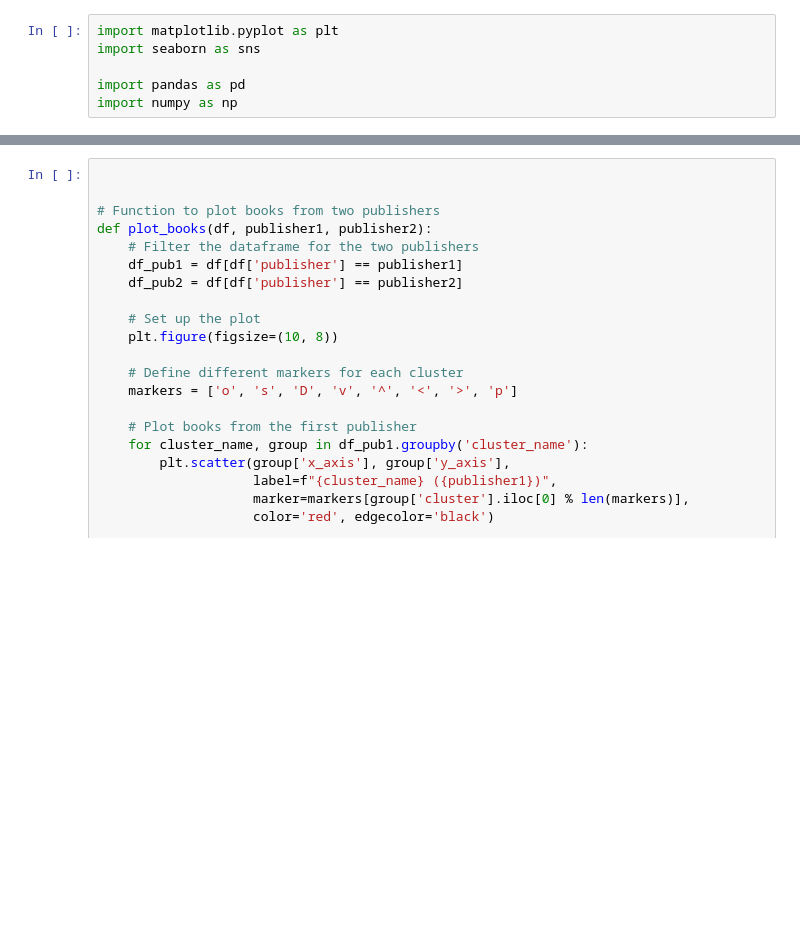
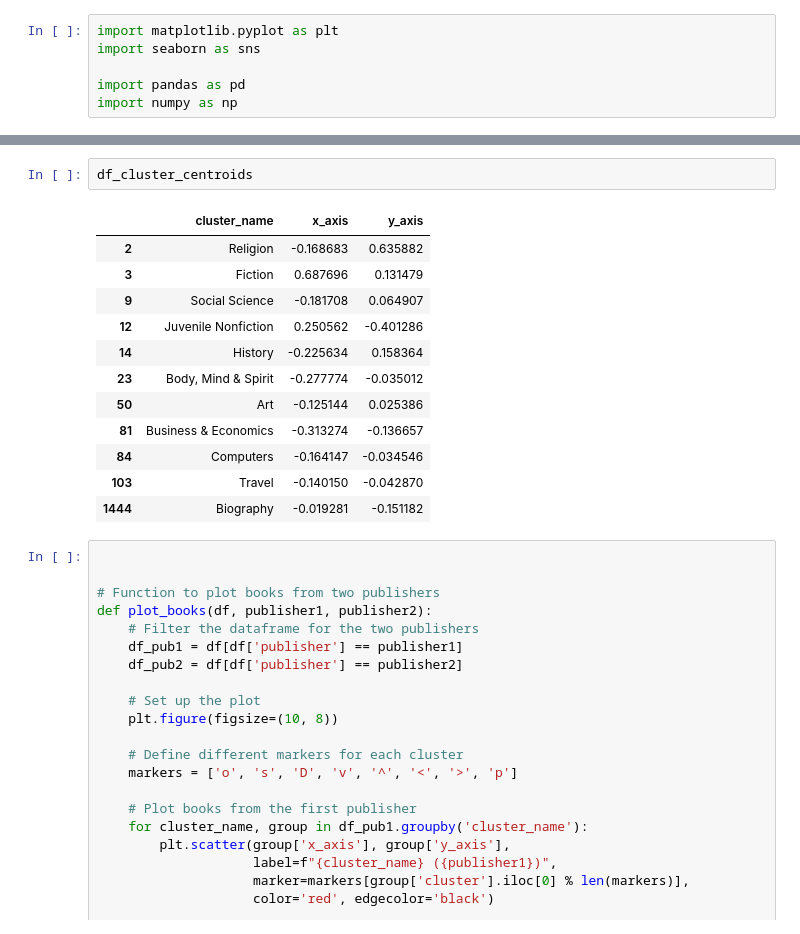
Before and after one commit to mateusexel/PageLens, a Jupyter notebook: Exploration/04_plot_category.ipynb, the cells around one changed output, grey strips where cells are left out. Saved outputs shown, nothing was run; the diff lists cells and outputs as text; blank space fills up the shorter version.

```diff
--- a/Exploration/04_plot_category.ipynb
+++ b/Exploration/04_plot_category.ipynb
@@ -21,3 +24,18 @@ df.head()
+# %%
+df_cluster_centroids
+# %% [output]
+|  | cluster_name | x_axis | y_axis |
+| 2 | Religion | -0.168683 | 0.635882 |
+| 3 | Fiction | 0.687696 | 0.131479 |
+| 9 | Social Science | -0.181708 | 0.064907 |
+| 12 | Juvenile Nonfiction | 0.250562 | -0.401286 |
+| 14 | History | -0.225634 | 0.158364 |
+| 23 | Body, Mind & Spirit | -0.277774 | -0.035012 |
+| 50 | Art | -0.125144 | 0.025386 |
+| 81 | Business & Economics | -0.313274 | -0.136657 |
+| 84 | Computers | -0.164147 | -0.034546 |
+| 103 | Travel | -0.140150 | -0.042870 |
+| 1444 | Biography | -0.019281 | -0.151182 |
 # %%
 
 
```
Also changed, not shown: parts of 7 cells of this notebook, 4 other files.
